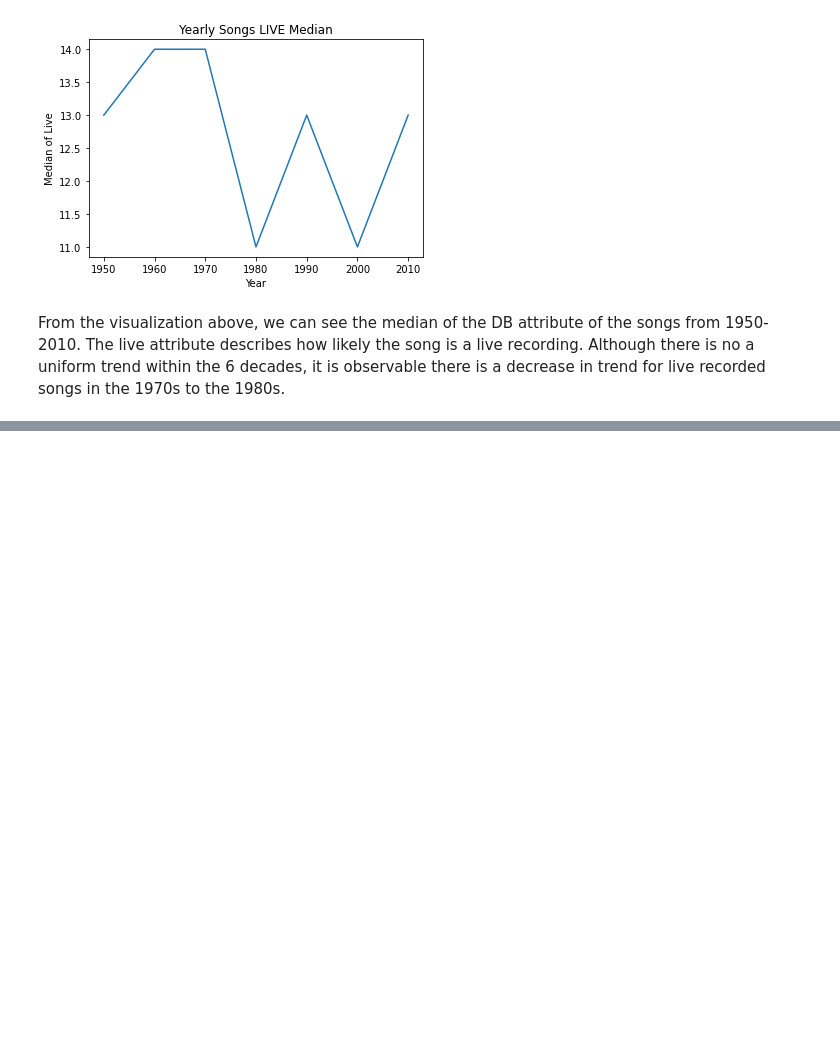
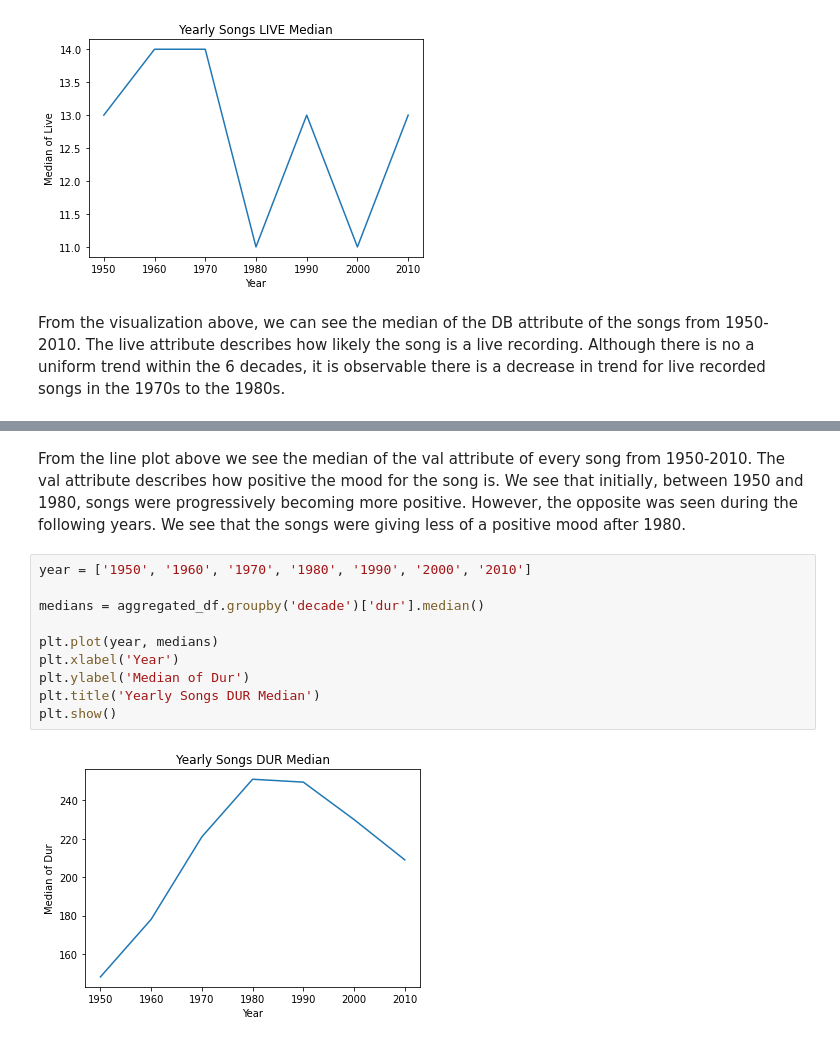
Before and after one commit to whenwe177/aids-final-project, a Jupyter notebook: ipynbs/combined_dataset.ipynb, the cells around one changed output, grey strips where cells are left out. Drawn from its saved outputs; the diff is of its cells as text; blank space fills up the shorter version.

```diff
--- a/ipynbs/combined_dataset.ipynb
+++ b/ipynbs/combined_dataset.ipynb
@@ -207,0 +220,14 @@ From the visualization above, we can see the median of the DB attribute of the s
+# %% [markdown]
+From the line plot above we see the median of the val attribute of every song from 1950-2010. The val attribute describes how positive the mood for the song is. We see that initially, between 1950 and 1980, songs were progressively becoming more positive. However, the opposite was seen during the following years. We see that the songs were giving less of a positive mood after 1980.
+# %%
+year = ['1950', '1960', '1970', '1980', '1990', '2000', '2010']
+
+medians = aggregated_df.groupby('decade')['dur'].median()
+
+plt.plot(year, medians)
+plt.xlabel('Year')
+plt.ylabel('Median of Dur')
+plt.title('Yearly Songs DUR Median')
+plt.show()
+# %% [output]
+[figure, added]
```
Also changed, not shown: parts of 6 cells of this notebook.
